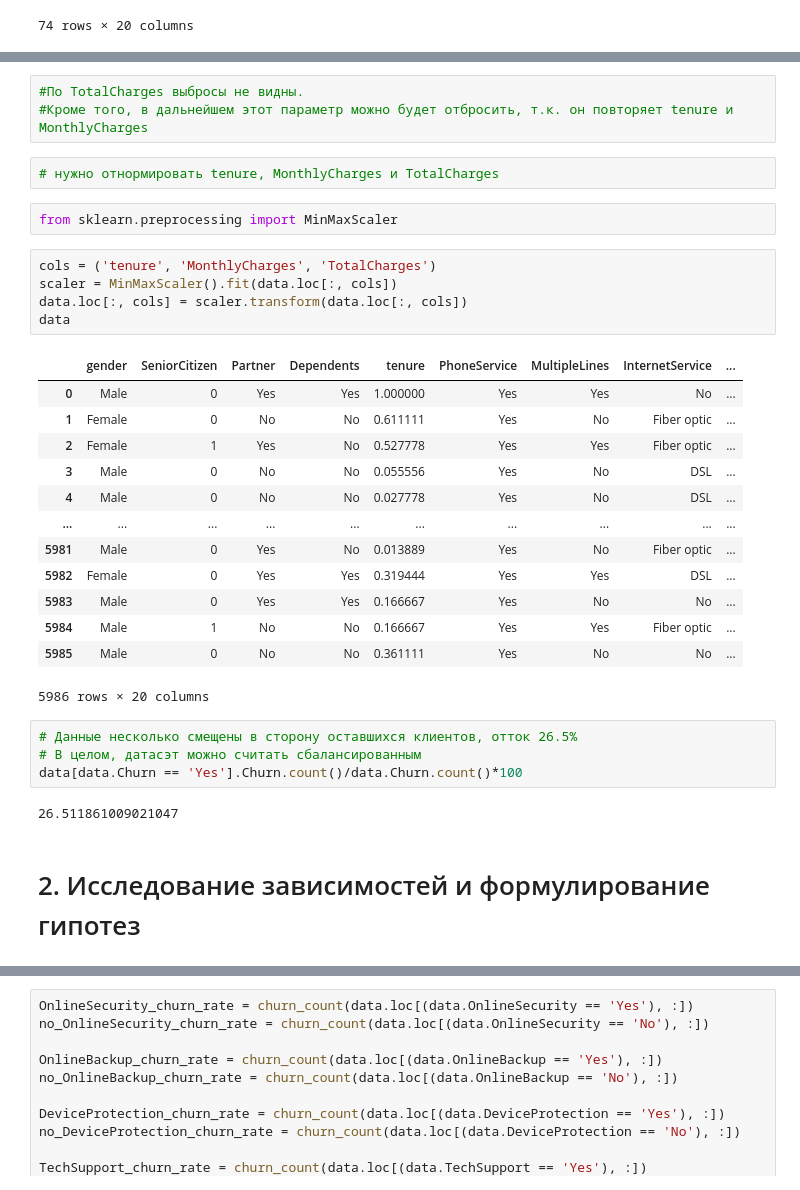
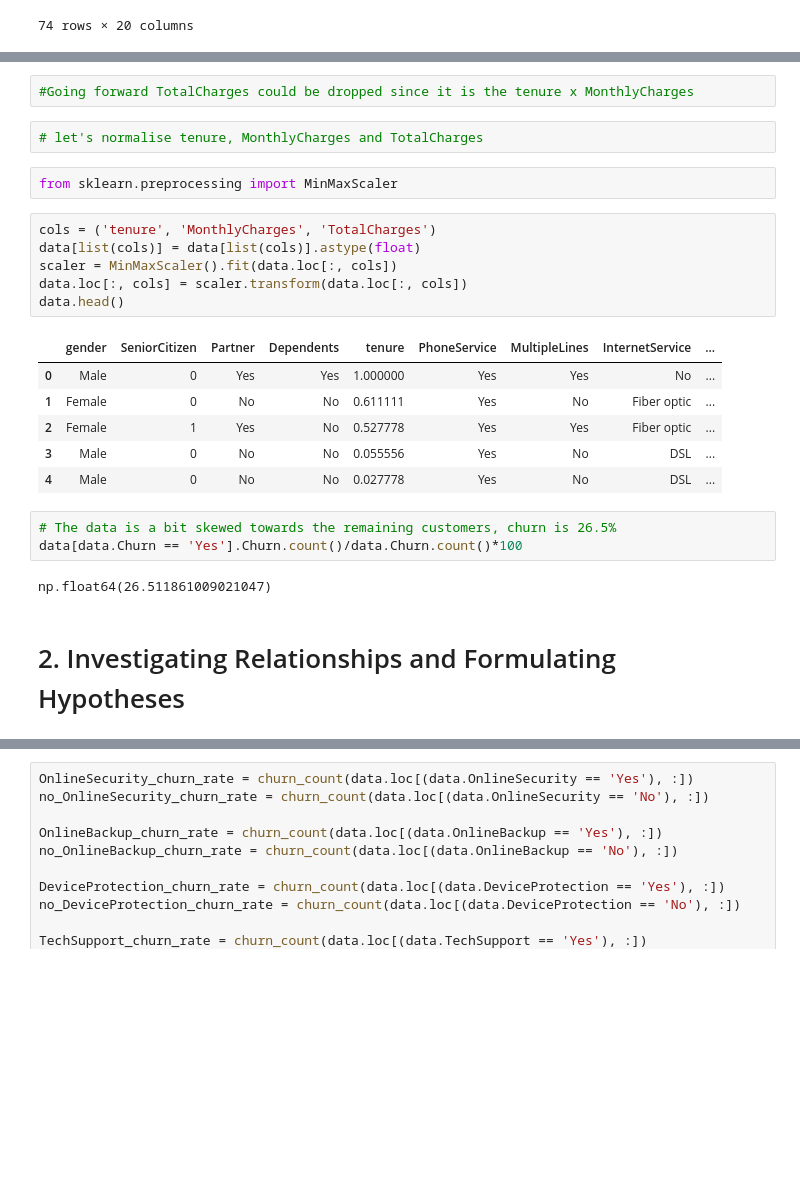
Before and after one commit to maximovds/Churn_analysis, a Jupyter notebook: Churn.ipynb, the cells around one changed output, grey strips where cells are left out. Drawn from its saved outputs; the diff is of its cells as text; blank space fills up the shorter version.

Commit message:
Clean up churn analysis portfolio project

```diff
--- a/Churn.ipynb
+++ b/Churn.ipynb
@@ -230,35 +240,27 @@ sns.scatterplot(x = data.tenure, y = data.tenure*data.MonthlyCharges-data.TotalC
-# %%
-#По TotalCharges выбросы не видны.
-#Кроме того, в дальнейшем этот параметр можно будет отбросить, т.к. он повторяет tenure и MonthlyCharges
+# %%
+#Going forward TotalCharges could be dropped since it is the tenure x MonthlyCharges
 # %%
-# нужно отнормировать tenure, MonthlyCharges и TotalCharges
+# let's normalise tenure, MonthlyCharges and TotalCharges
 # %%
 from sklearn.preprocessing import MinMaxScaler
 # %%
 cols = ('tenure', 'MonthlyCharges', 'TotalCharges')
+data[list(cols)] = data[list(cols)].astype(float)
 scaler = MinMaxScaler().fit(data.loc[:, cols])
 data.loc[:, cols] = scaler.transform(data.loc[:, cols])
-data
+data.head()
 # %% [output]
 |  | gender | SeniorCitizen | Partner | Dependents | tenure | PhoneService | MultipleLines | InternetService | ... |
 | 0 | Male | 0 | Yes | Yes | 1.000000 | Yes | Yes | No | ... |
 | 1 | Female | 0 | No | No | 0.611111 | Yes | No | Fiber optic | ... |
 | 2 | Female | 1 | Yes | No | 0.527778 | Yes | Yes | Fiber optic | ... |
 | 3 | Male | 0 | No | No | 0.055556 | Yes | No | DSL | ... |
 | 4 | Male | 0 | No | No | 0.027778 | Yes | No | DSL | ... |
-| ... | ... | ... | ... | ... | ... | ... | ... | ... | ... |
-| 5981 | Male | 0 | Yes | No | 0.013889 | Yes | No | Fiber optic | ... |
-| 5982 | Female | 0 | Yes | Yes | 0.319444 | Yes | Yes | DSL | ... |
-| 5983 | Male | 0 | Yes | Yes | 0.166667 | Yes | No | No | ... |
-| 5984 | Male | 1 | No | No | 0.166667 | Yes | Yes | Fiber optic | ... |
-| 5985 | Male | 0 | No | No | 0.361111 | Yes | No | No | ... |
-5986 rows × 20 columns
 # %%
-# Данные несколько смещены в сторону оставшихся клиентов, отток 26.5%
-# В целом, датасэт можно считать сбалансированным
+# The data is a bit skewed towards the remaining customers, churn is 26.5%
 data[data.Churn == 'Yes'].Churn.count()/data.Churn.count()*100
 # %% [output]
-26.511861009021047
+np.float64(26.511861009021047)
-# %% [markdown]
-# 2. Исследование зависимостей и формулирование гипотез
+# %% [markdown]
+# 2. Investigating Relationships and Formulating Hypotheses
 # %% [markdown]
```
Also changed, not shown: parts of 94 cells of this notebook, 6 other files.
